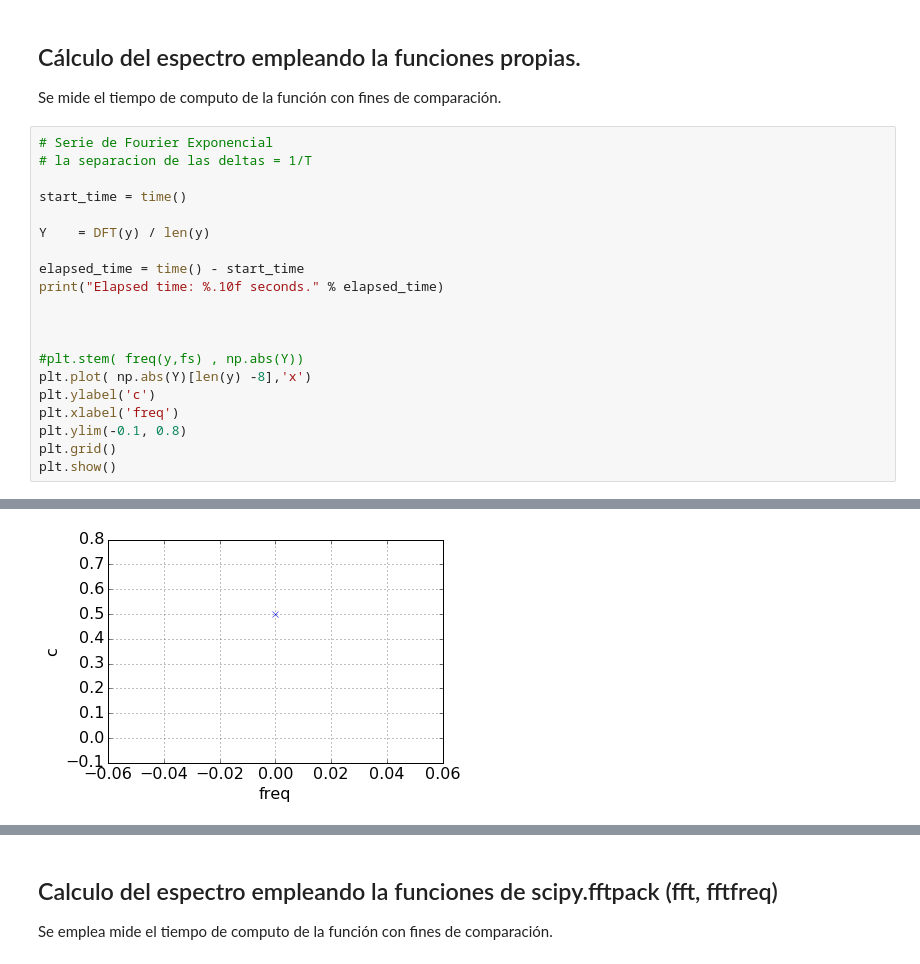
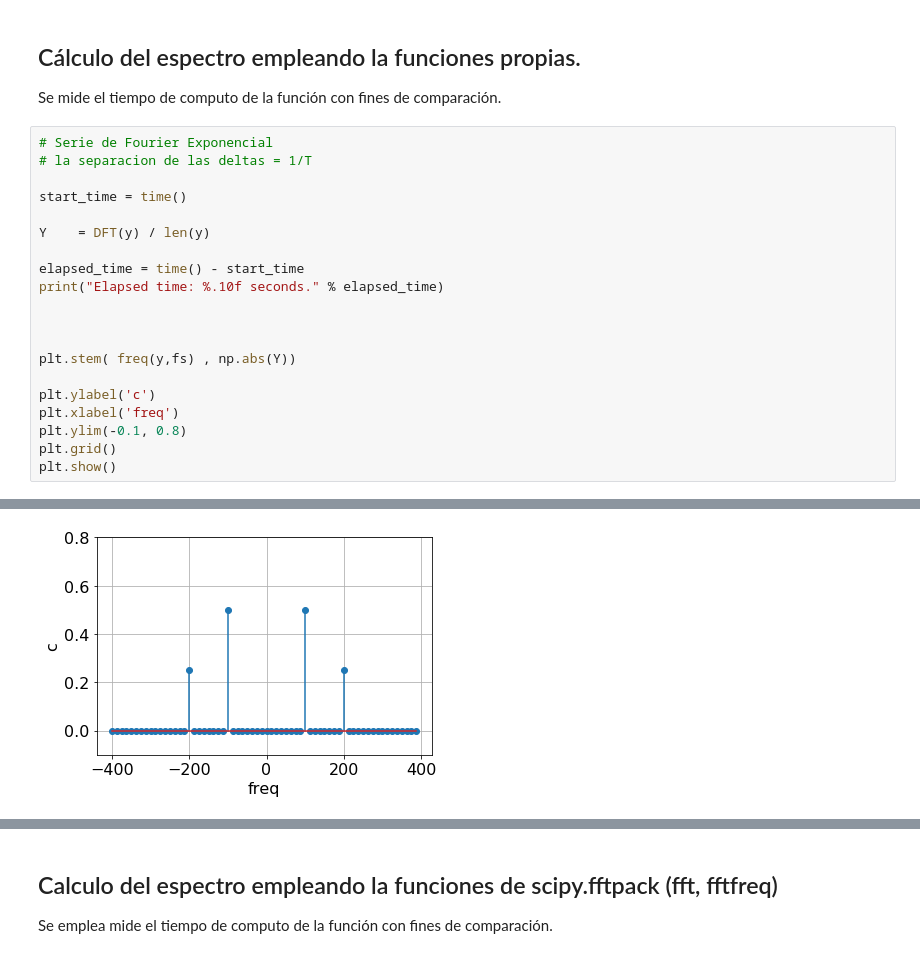
Before and after one commit to eaiii-frba-utn/2019, a Jupyter notebook: Espectro/Serie de Fourier v0.4.ipynb, the cells around one changed output, grey strips where cells are left out. Drawn from its saved outputs; the diff is of its cells as text.

```diff
--- a/Espectro/Serie de Fourier v0.4.ipynb
+++ b/Espectro/Serie de Fourier v0.4.ipynb
@@ -164,8 +164,8 @@ print("Elapsed time: %.10f seconds." % elapsed_time)
 
 
 
-#plt.stem( freq(y,fs) , np.abs(Y))
-plt.plot( np.abs(Y)[len(y) -8],'x')
+plt.stem( freq(y,fs) , np.abs(Y))
+
 plt.ylabel('c')
 plt.xlabel('freq')
 plt.ylim(-0.1, 0.8)
@@ -177,4 +177,4 @@ Elapsed time: 0.0393795967 seconds.
-[figure, old version]
+[figure, new version]
 # %%
 yo    = IDFT(Y)
 
```
Also changed, not shown: parts of 16 cells of this notebook, 1 other file.
